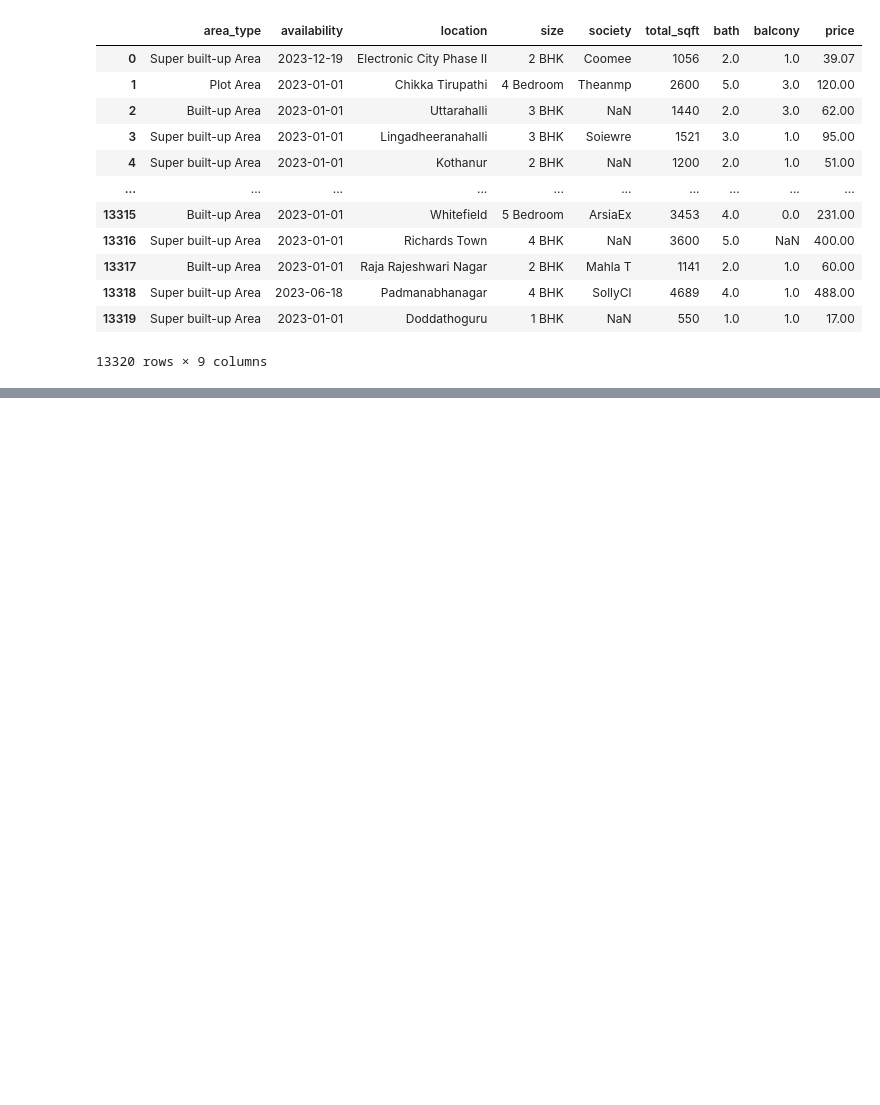
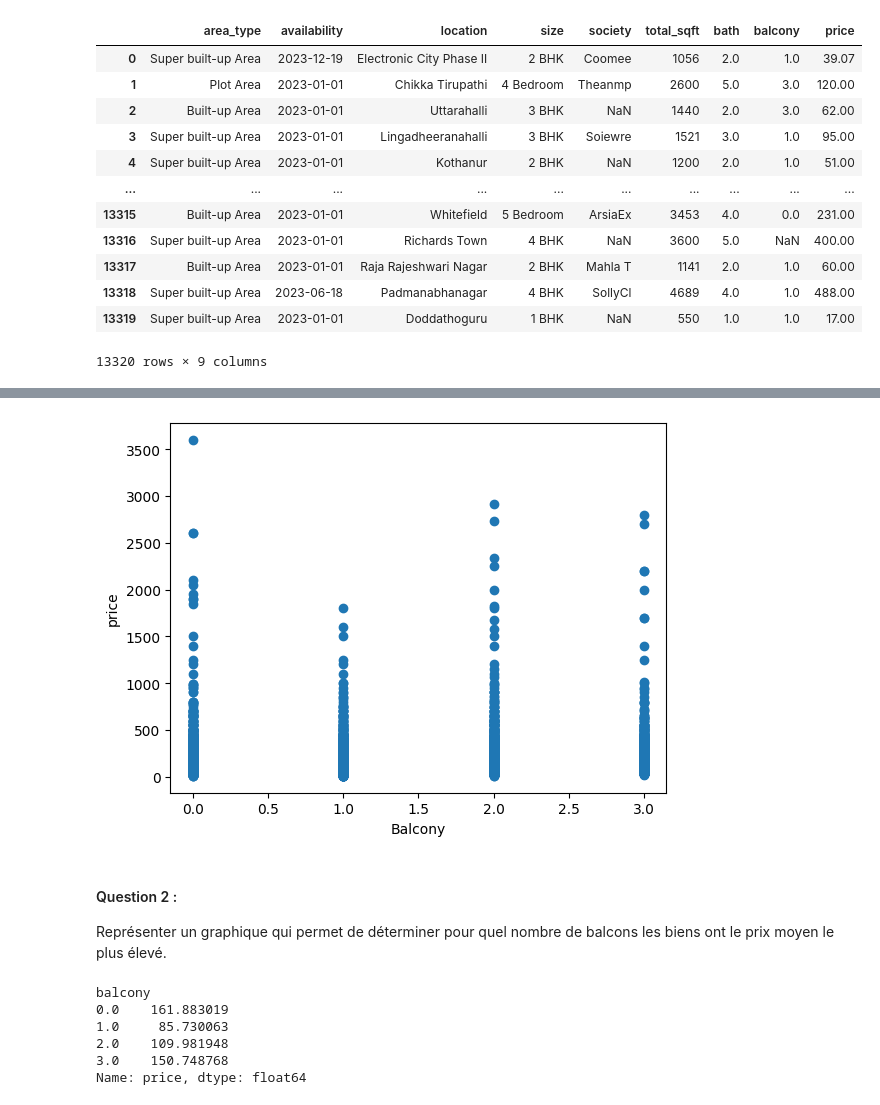
Before and after one commit to MateoDubernet/data-science-project-2, a Jupyter notebook: projet.ipynb, the cells around one changed output, grey strips where cells are left out. Drawn from its saved outputs; the diff is of its cells as text; code cells hidden in the pictures; blank space fills up the shorter version.

```diff
--- a/projet.ipynb
+++ b/projet.ipynb
@@ -50,0 +181,21 @@ df
+# %%
+plt.plot(df_balcony, df_price, 'o') # scatterplot
+plt.xlabel('Balcony')
+plt.ylabel('price')
+plt.show()
+# %% [output]
+[figure, added]
+# %% [markdown]
+#### Question 2 :
+
+Représenter un graphique qui permet de déterminer pour quel nombre de balcons les biens ont le prix moyen le plus élevé.
+# %%
+mean_price_by_number_of_balcony = df.groupby('balcony')['price'].mean()
+mean_price_by_number_of_balcony
+# %% [output]
+balcony
+0.0    161.883019
+1.0     85.730063
+2.0    109.981948
+3.0    150.748768
+Name: price, dtype: float64
```
Also changed, not shown: parts of 35 cells of this notebook, 1 other file.
